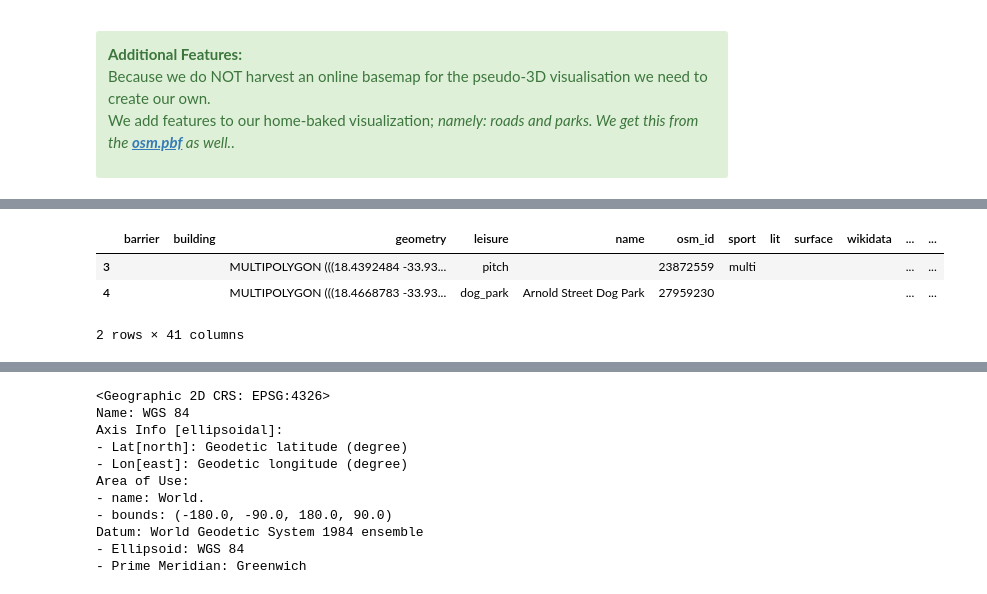
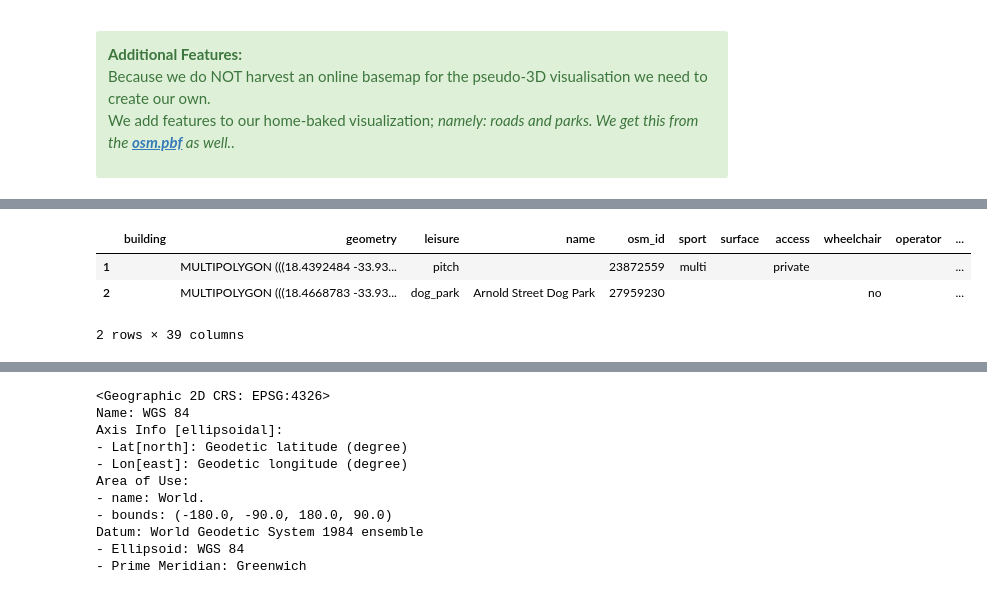
Before and after one commit to AdrianKriger/geo3D, a Jupyter notebook: suburb/interactiveOnly-noInternet.ipynb, the cells around one changed output, grey strips where cells are left out. Cells and saved outputs as stored; diff of their text form; code cells hidden in the pictures.

```diff
--- a/suburb/interactiveOnly-noInternet.ipynb
+++ b/suburb/interactiveOnly-noInternet.ipynb
@@ -415,24 +417,23 @@ gdf_roads.head(2)
 # %%
 #- LEISURE (parks, gardens, nature reserves)
 gdf_green = city3D.process_osm_geoms(
     "/vsimem/green.geojson",
     input_pbf,
     "multipolygons",
-    #"leisure IN ('park', garden', 'nature_reserve', 'common', 'grass', 'pitch')",
     "leisure IS NOT NULL",
     combined_ageom
 )
 
-green_types = ['park', 'playground', 'garden', 'nature_reserve', 'common', 'grass', 'pitch', 'dog_park']
+green_types = ['park', 'playground', 'garden', 'nature_reserve', 'common', 'pitch', 'dog_park', 'sports_centre']
 
 # This checks: "Is the value in the leisure column one of the items in my list?"
 gdf_green = gdf_green[gdf_green['leisure'].isin(green_types)].copy()
 gdf_green.head(2)
 # %% [output]
-|  | barrier | building | geometry | leisure | name | osm_id | sport | lit | surface | wikidata | ... | ... |
-| 3 |  |  | MULTIPOLYGON (((18.4392484 -33.93... | pitch |  | 23872559 | multi |  |  |  | ... | ... |
-| 4 |  |  | MULTIPOLYGON (((18.4668783 -33.93... | dog_park | Arnold Street Dog Park | 27959230 |  |  |  |  | ... | ... |
+|  | building | geometry | leisure | name | osm_id | sport | surface | access | wheelchair | operator | ... |
+| 1 |  | MULTIPOLYGON (((18.4392484 -33.93... | pitch |  | 23872559 | multi |  | private |  |  | ... |
+| 2 |  | MULTIPOLYGON (((18.4668783 -33.93... | dog_park | Arnold Street Dog Park | 27959230 |  |  |  | no |  | ... |
-2 rows × 41 columns
+2 rows × 39 columns
 # %%
 #- REC (recreation_grounds)
 gdf_rec = city3D.process_osm_geoms(
```
Also changed, not shown: parts of 26 cells of this notebook, 10 other files.
